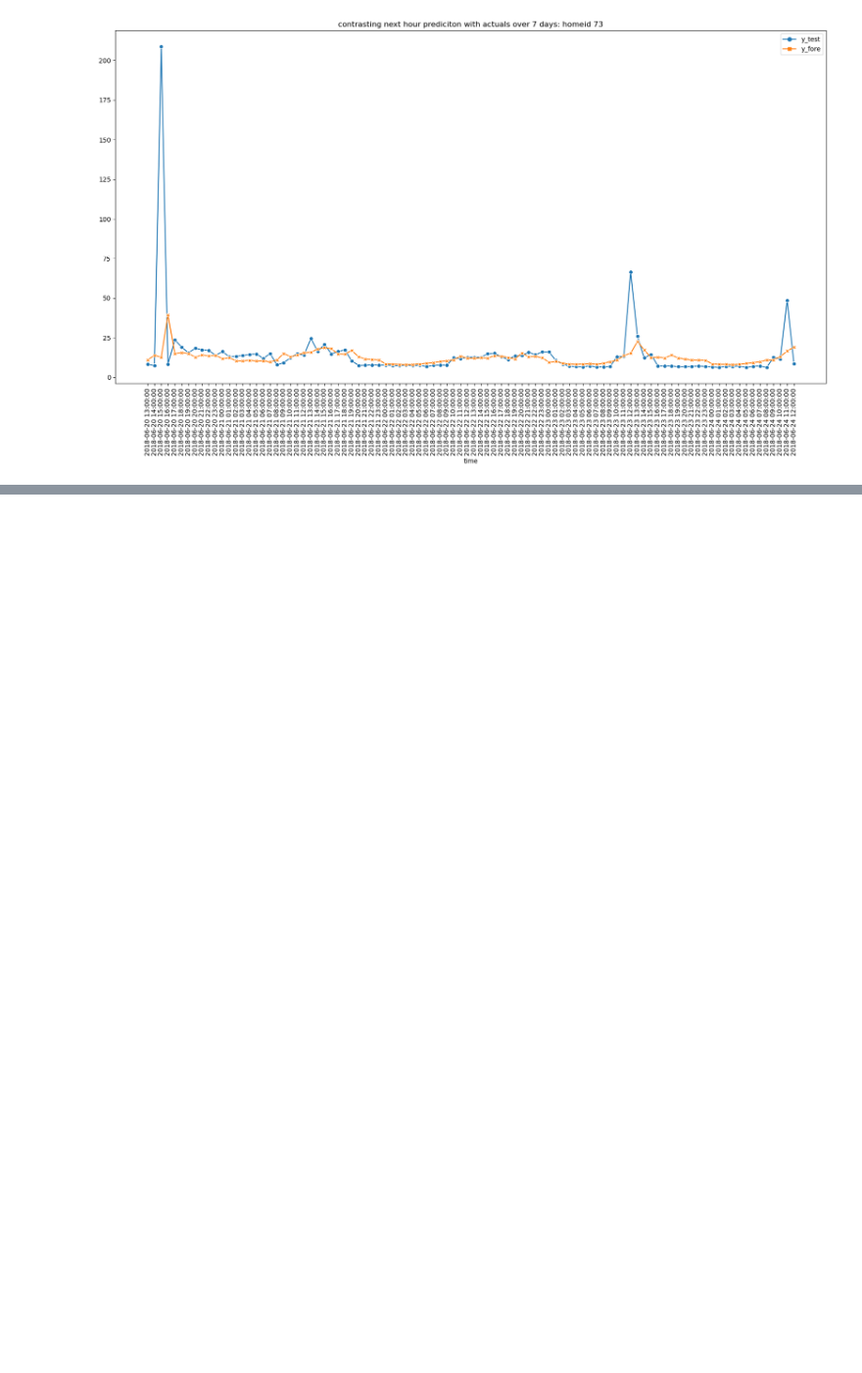
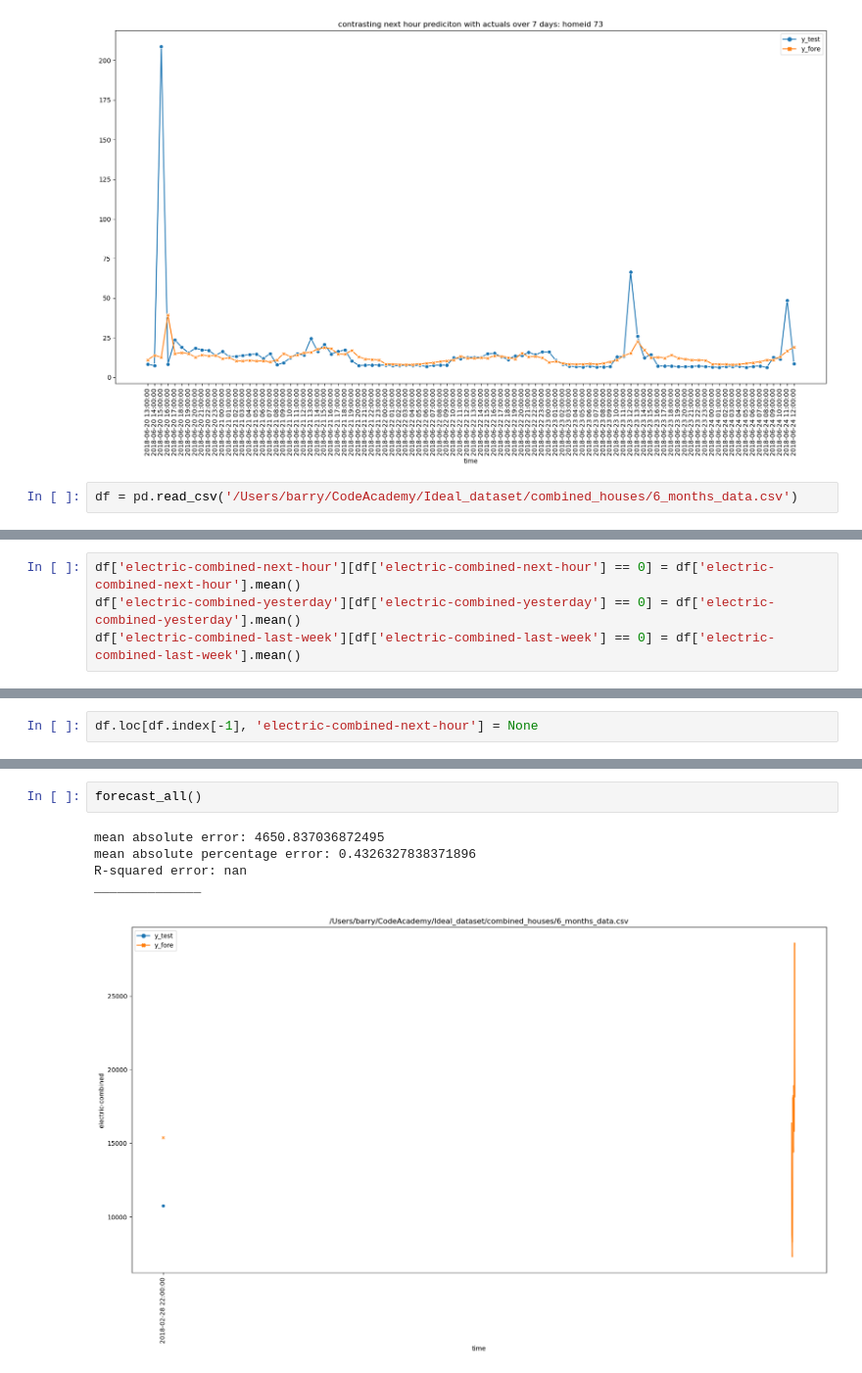
Before and after one commit to baz263/Ideal_dataset, a Jupyter notebook: coding/EDA/houry_forecast_01.ipynb, the cells around one changed output, grey strips where cells are left out. Shown at 98% size. Drawn from its saved outputs; the diff is of its cells as text; blank space fills up the shorter version.

```diff
--- a/coding/EDA/houry_forecast_01.ipynb
+++ b/coding/EDA/houry_forecast_01.ipynb
@@ -418,3 +420,5 @@ mean absolute percentage error: 0.3326895921679646
 R-squared error: 0.007889782829515024
 ______________
 [figure]
+# %%
+df = pd.read_csv('/Users/barry/CodeAcademy/Ideal_dataset/combined_houses/6_months_data.csv')
@@ -420,0 +432,4 @@ ______________
+# %%
+df['electric-combined-next-hour'][df['electric-combined-next-hour'] == 0] = df['electric-combined-next-hour'].mean()
+df['electric-combined-yesterday'][df['electric-combined-yesterday'] == 0] = df['electric-combined-yesterday'].mean()
+df['electric-combined-last-week'][df['electric-combined-last-week'] == 0] = df['electric-combined-last-week'].mean()
@@ -420,0 +456,2 @@ ______________
+# %%
+df.loc[df.index[-1], 'electric-combined-next-hour'] = None
@@ -420,0 +534,8 @@ ______________
+# %%
+forecast_all()
+# %% [output]
+mean absolute error: 4650.837036872495
+mean absolute percentage error: 0.4326327838371896
+R-squared error: nan
+______________
+[figure, added]
```
Also changed, not shown: parts of 17 cells of this notebook, 3 other files.
